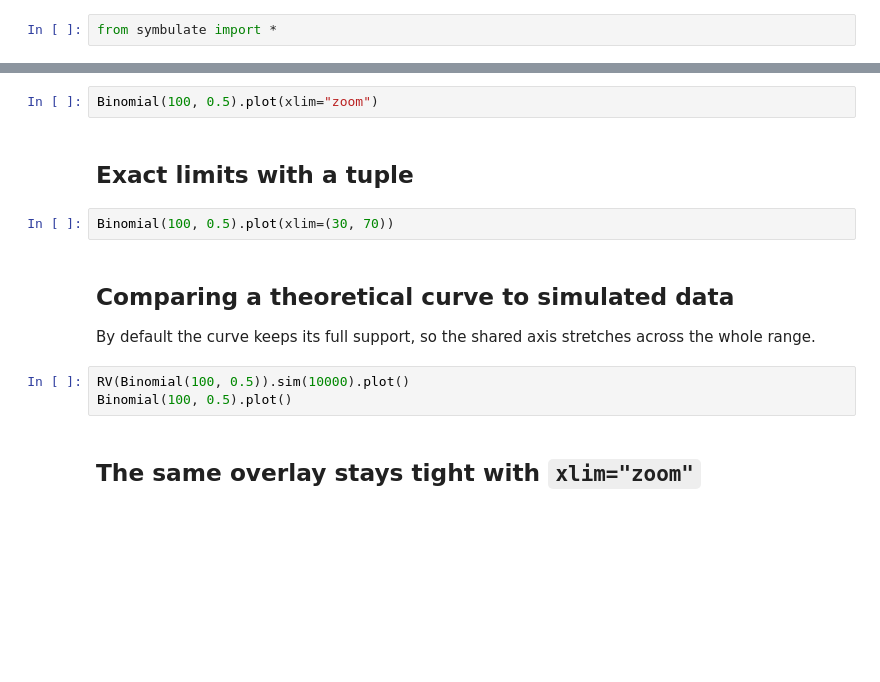
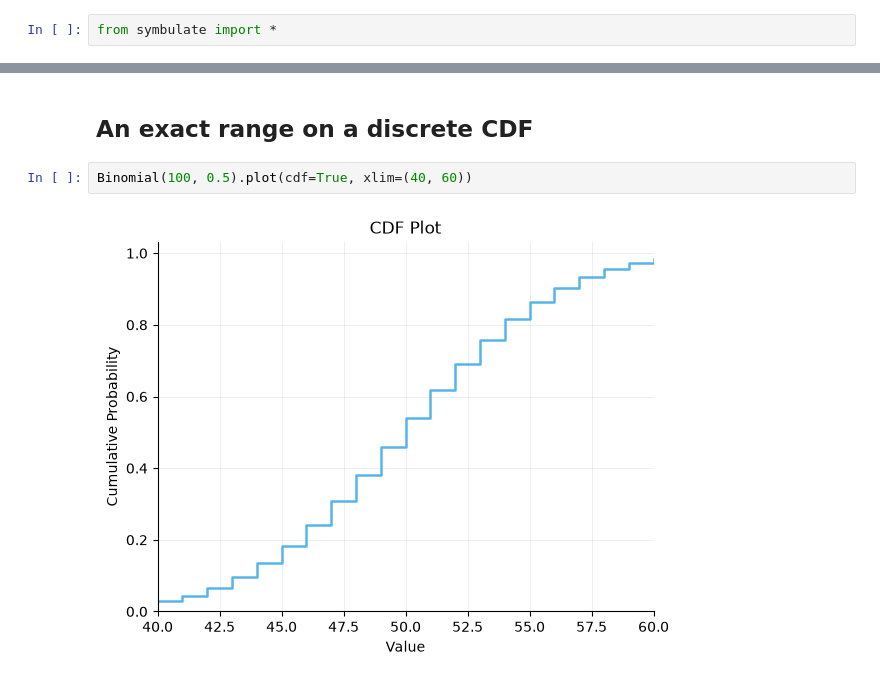
Before and after one commit to calpoly-symbulate/symbulate, a Jupyter notebook: team/xlim_demo.ipynb, the cells around one changed output, grey strips where cells are left out. Drawn from its saved outputs; the diff is of its cells as text; blank space fills up the shorter version.

```diff
--- a/team/xlim_demo.ipynb
+++ b/team/xlim_demo.ipynb
@@ -13,15 +35,6 @@ Binomial(100, 0.5).plot()
+# %% [markdown]
+## An exact range on a discrete CDF
 # %%
-Binomial(100, 0.5).plot(xlim="zoom")
+Binomial(100, 0.5).plot(cdf=True, xlim=(40, 60))
+# %% [output]
+[figure, added]
-# %% [markdown]
-## Exact limits with a tuple
-# %%
-Binomial(100, 0.5).plot(xlim=(30, 70))
-# %% [markdown]
-## Comparing a theoretical curve to simulated data
-
-By default the curve keeps its full support, so the shared axis stretches across the whole range.
-# %%
-RV(Binomial(100, 0.5)).sim(10000).plot()
-Binomial(100, 0.5).plot()
-# %% [markdown]
-## The same overlay stays tight with `xlim="zoom"`
```
Also changed, not shown: parts of 17 cells of this notebook.
